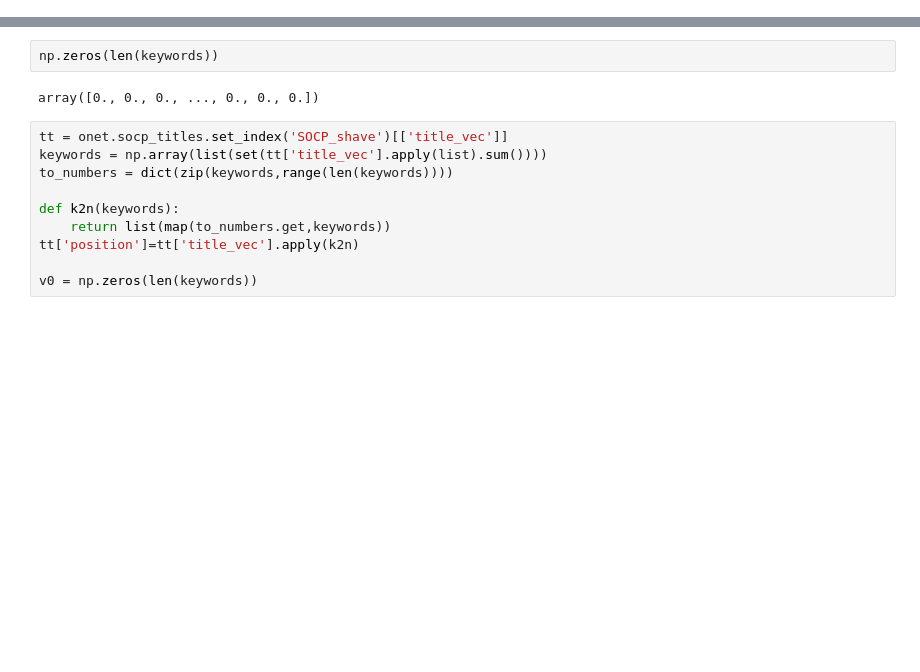
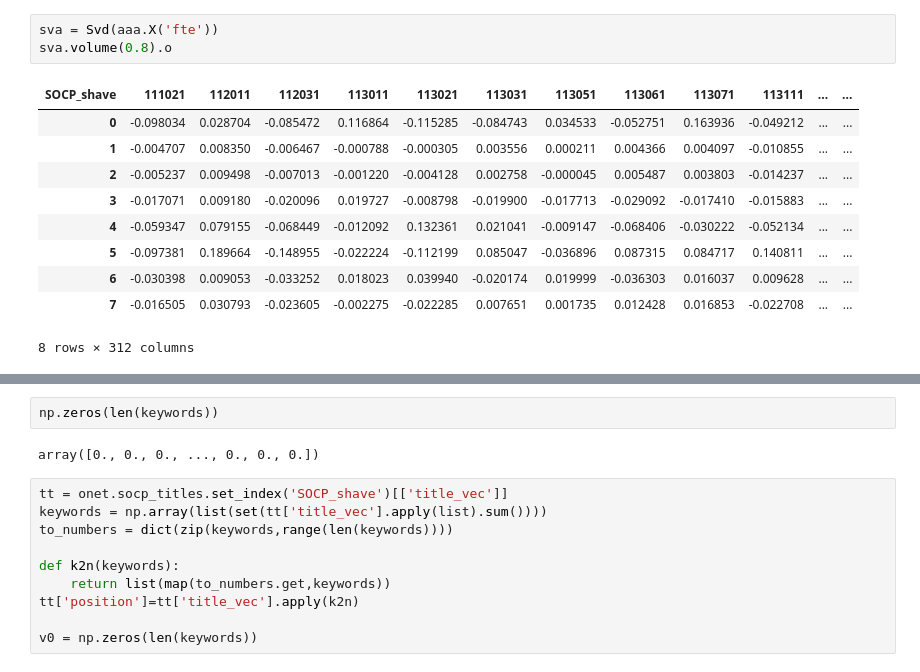
Before and after one commit to dnordfors/archetypes, a Jupyter notebook: workspace/Untitled13.ipynb, the cells around one changed output, grey strips where cells are left out. Cells and saved outputs as stored; diff of their text form; blank space fills up the shorter version.

```diff
--- a/workspace/Untitled13.ipynb
+++ b/workspace/Untitled13.ipynb
@@ -883,0 +737,14 @@ corr_mat = corr.set_index([1,0]).unstack()
+# %%
+sva = Svd(aaa.X('fte'))
+sva.volume(0.8).o
+# %% [output]
+| SOCP_shave | 111021 | 112011 | 112031 | 113011 | 113021 | 113031 | 113051 | 113061 | 113071 | 113111 | ... | ... |
+| 0 | -0.098034 | 0.028704 | -0.085472 | 0.116864 | -0.115285 | -0.084743 | 0.034533 | -0.052751 | 0.163936 | -0.049212 | ... | ... |
+| 1 | -0.004707 | 0.008350 | -0.006467 | -0.000788 | -0.000305 | 0.003556 | 0.000211 | 0.004366 | 0.004097 | -0.010855 | ... | ... |
+| 2 | -0.005237 | 0.009498 | -0.007013 | -0.001220 | -0.004128 | 0.002758 | -0.000045 | 0.005487 | 0.003803 | -0.014237 | ... | ... |
+| 3 | -0.017071 | 0.009180 | -0.020096 | 0.019727 | -0.008798 | -0.019900 | -0.017713 | -0.029092 | -0.017410 | -0.015883 | ... | ... |
+| 4 | -0.059347 | 0.079155 | -0.068449 | -0.012092 | 0.132361 | 0.021041 | -0.009147 | -0.068406 | -0.030222 | -0.052134 | ... | ... |
+| 5 | -0.097381 | 0.189664 | -0.148955 | -0.022224 | -0.112199 | 0.085047 | -0.036896 | 0.087315 | 0.084717 | 0.140811 | ... | ... |
+| 6 | -0.030398 | 0.009053 | -0.033252 | 0.018023 | 0.039940 | -0.020174 | 0.019999 | -0.036303 | 0.016037 | 0.009628 | ... | ... |
+| 7 | -0.016505 | 0.030793 | -0.023605 | -0.002275 | -0.022285 | 0.007651 | 0.001735 | 0.012428 | 0.016853 | -0.022708 | ... | ... |
+8 rows × 312 columns
```
Also changed, not shown: parts of 38 cells of this notebook, 1 other file.
